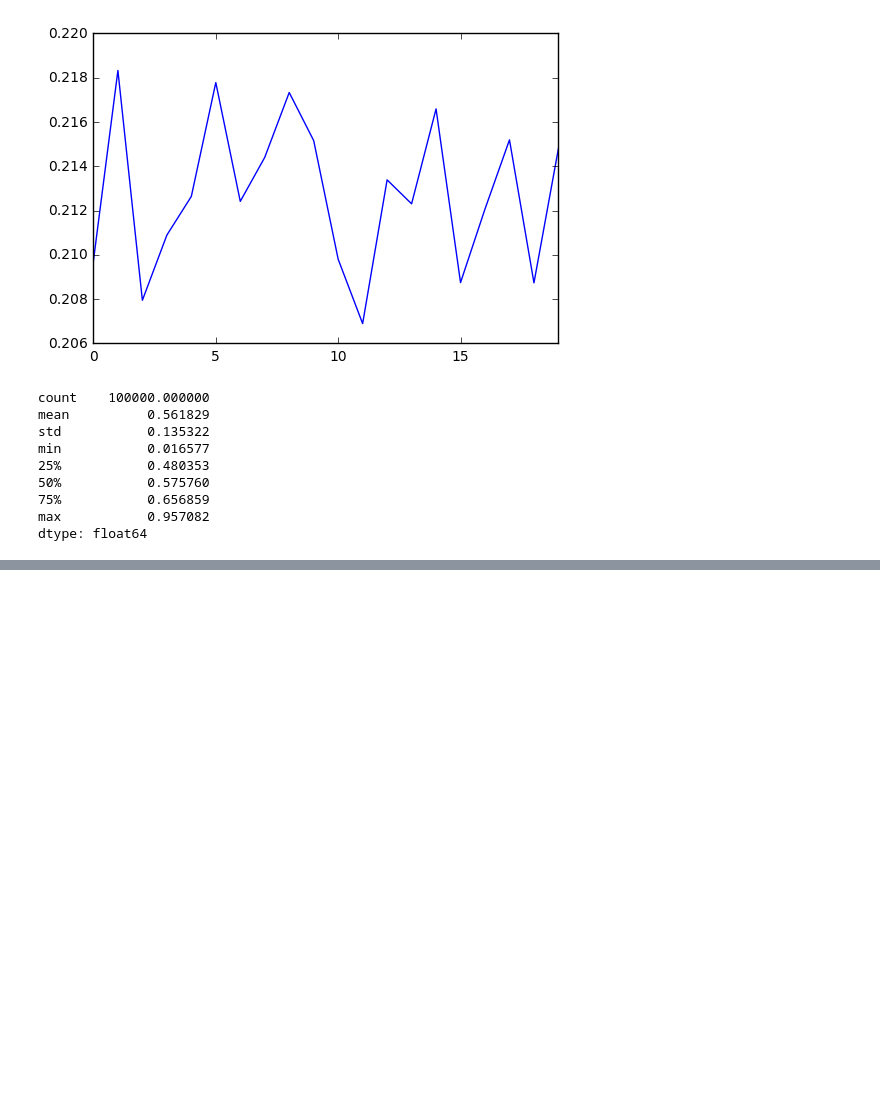
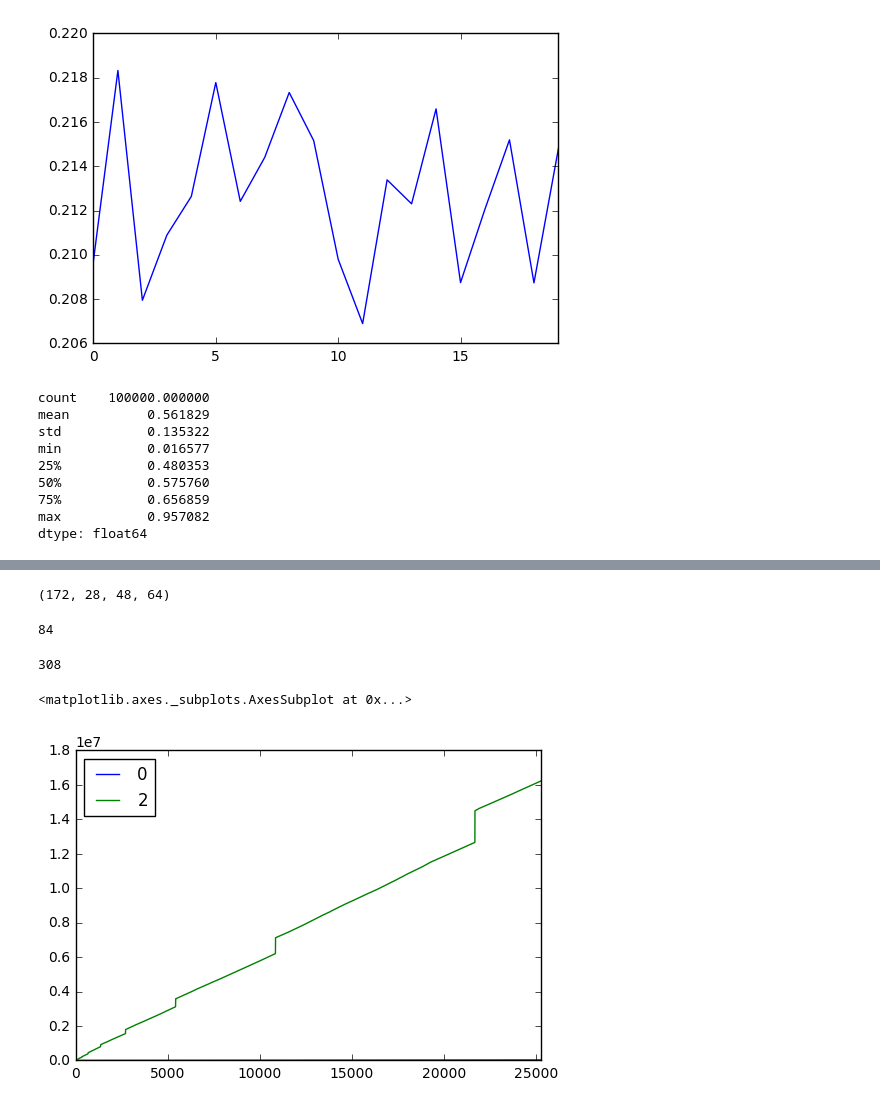
Before and after one commit to horsehour/script, a Jupyter notebook: learn_python.ipynb, the cells around one changed output, grey strips where cells are left out. Drawn from its saved outputs; the diff is of its cells as text; code cells hidden in the pictures; blank space fills up the shorter version.

```diff
--- a/learn_python.ipynb
+++ b/learn_python.ipynb
@@ -1316,0 +1412,22 @@ dtype: float64
+# %%
+get_size([1,2,6]), get_size(1), get_size(tuple([])), get_size([])
+# %% [output]
+(172, 28, 48, 64)
+# %%
+get_size(tuple([1]))
+# %% [output]
+84
+# %%
+get_size(set(tuple([3, 17, 24])))
+# %% [output]
+308
+# %%
+cache_file = '/Users/chjiang/GitHub/stv/nohup.out1'
+set_file = '/Users/chjiang/GitHub/stv/nohup.out3'
+# %%
+cache_stat = pd.read_table(cache_file, header=None, usecols=[0, 2])
+# %%
+cache_stat.plot()
+# %% [output]
+<matplotlib.axes._subplots.AxesSubplot at 0x...>
+[figure, added]
```
Also changed, not shown: parts of 32 cells of this notebook, 17 other files.
